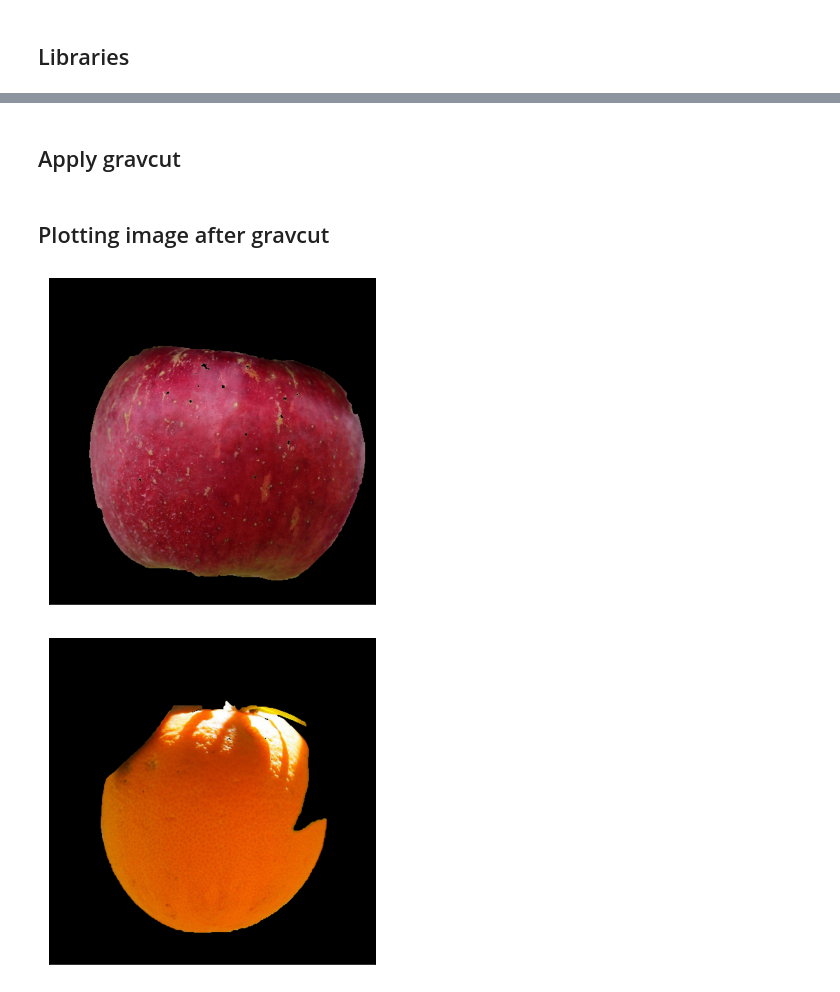
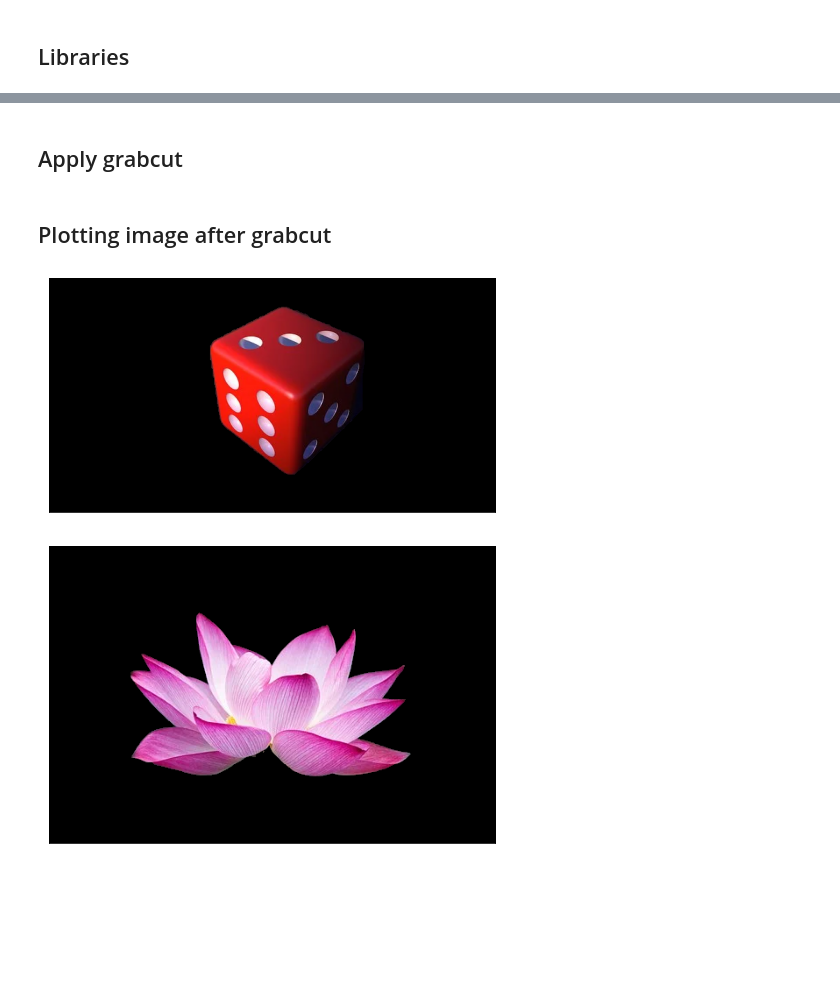
Before and after one commit to GuilhermeTorresMarquesVidal/Assignment_3_Comp_Photography_Image_Segmentation_n_Compositing, a Jupyter notebook: I.ipynb, the cells around one changed output, grey strips where cells are left out. Saved outputs shown, nothing was run; the diff lists cells and outputs as text; code cells hidden in the pictures; blank space fills up the shorter version.

```diff
--- a/I.ipynb
+++ b/I.ipynb
@@ -13,4 +13,4 @@ import matplotlib.image as mpimg
 # %%
-apple = mpimg.imread('Images/Apple.png')
-orange = mpimg.imread('Images/Orange.png')
+dados = mpimg.imread('Images/dados.png')
+flor = mpimg.imread('Images/flor.png')
 # %% [markdown]
@@ -68,2 +68,2 @@ plt.gca().yaxis.set_major_locator(NullLocator())
 # %% [markdown]
-## Apply gravcut
+## Apply grabcut
@@ -97,0 +70,6 @@ orange_cut = orange * mask2[:,:,np.newaxis]
+# %%
+rect_final = 220, 30, 250, 270
+
+dados_cut = rect_GrabCut(
+    image = (dados*255).astype(np.uint8),
+    rect_final = rect_final)
@@ -98,24 +82,24 @@ orange_cut = orange * mask2[:,:,np.newaxis]
 # %% [markdown]
-## Plotting image after gravcut
+## Plotting image after grabcut
 # %%
 fig, ax = plt.subplots(figsize = (8,6))
 
-ax.imshow(apple_cut)
+ax.imshow(dados_cut)
 
 plt.gca().xaxis.set_major_locator(NullLocator())
 plt.gca().yaxis.set_major_locator(NullLocator())
 
-plt.savefig("Results/apple_cut.pdf", bbox_inches = 'tight')
+plt.savefig("Results/dados_cut.pdf", bbox_inches = 'tight')
 # %% [output]
-[figure, old version]
+[figure, new version]
 # %%
 fig, ax = plt.subplots(figsize = (8,6))
 
-ax.imshow(orange_cut)
+ax.imshow(flor_cut)
 
 plt.gca().xaxis.set_major_locator(NullLocator())
 plt.gca().yaxis.set_major_locator(NullLocator())
 
-plt.savefig("Results/orange_cut.pdf", bbox_inches = 'tight')
+plt.savefig("Results/flor_cut.pdf", bbox_inches = 'tight')
 # %% [output]
-[figure, old version]
+[figure, new version]
```
Also changed, not shown: parts of 10 cells of this notebook, 43 other files.
